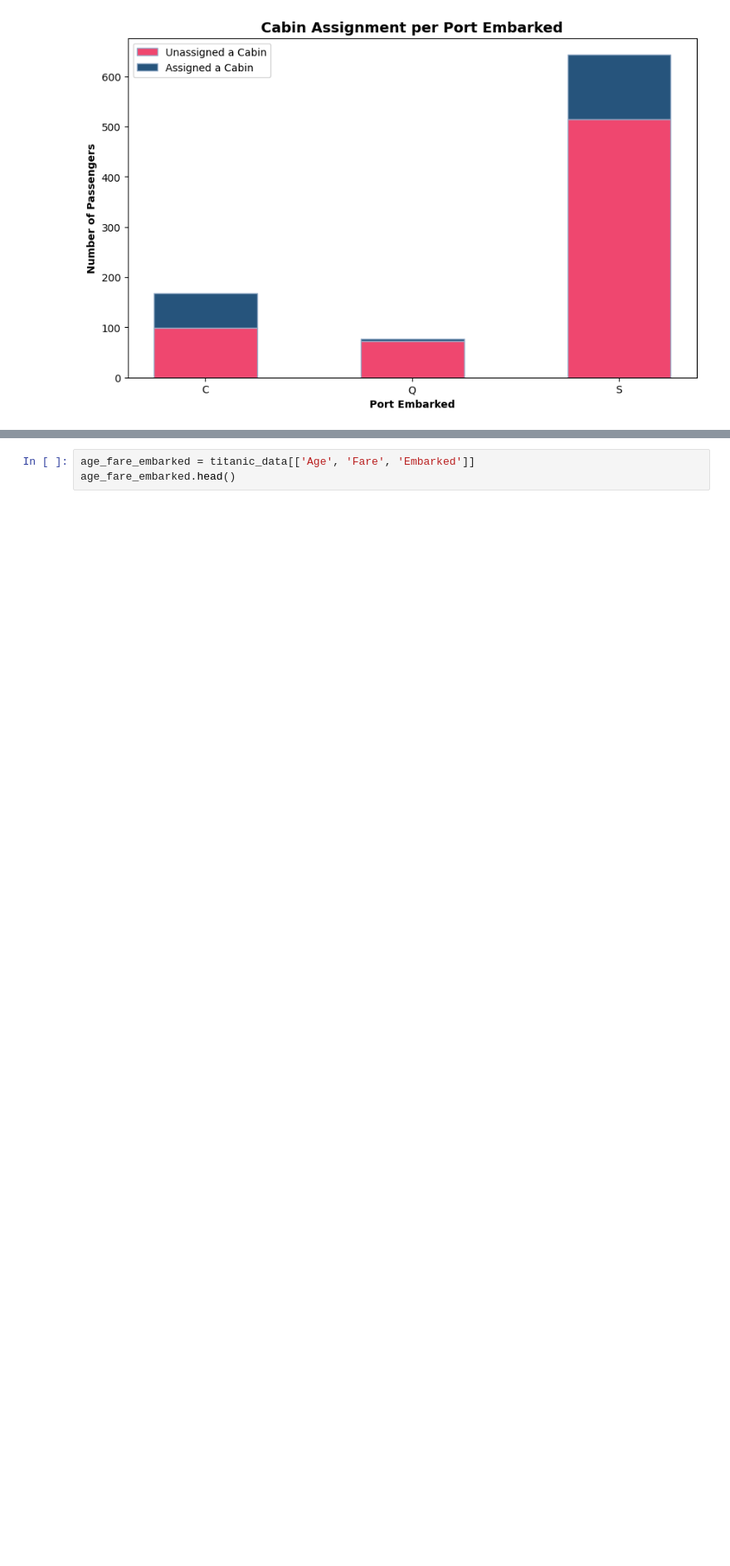
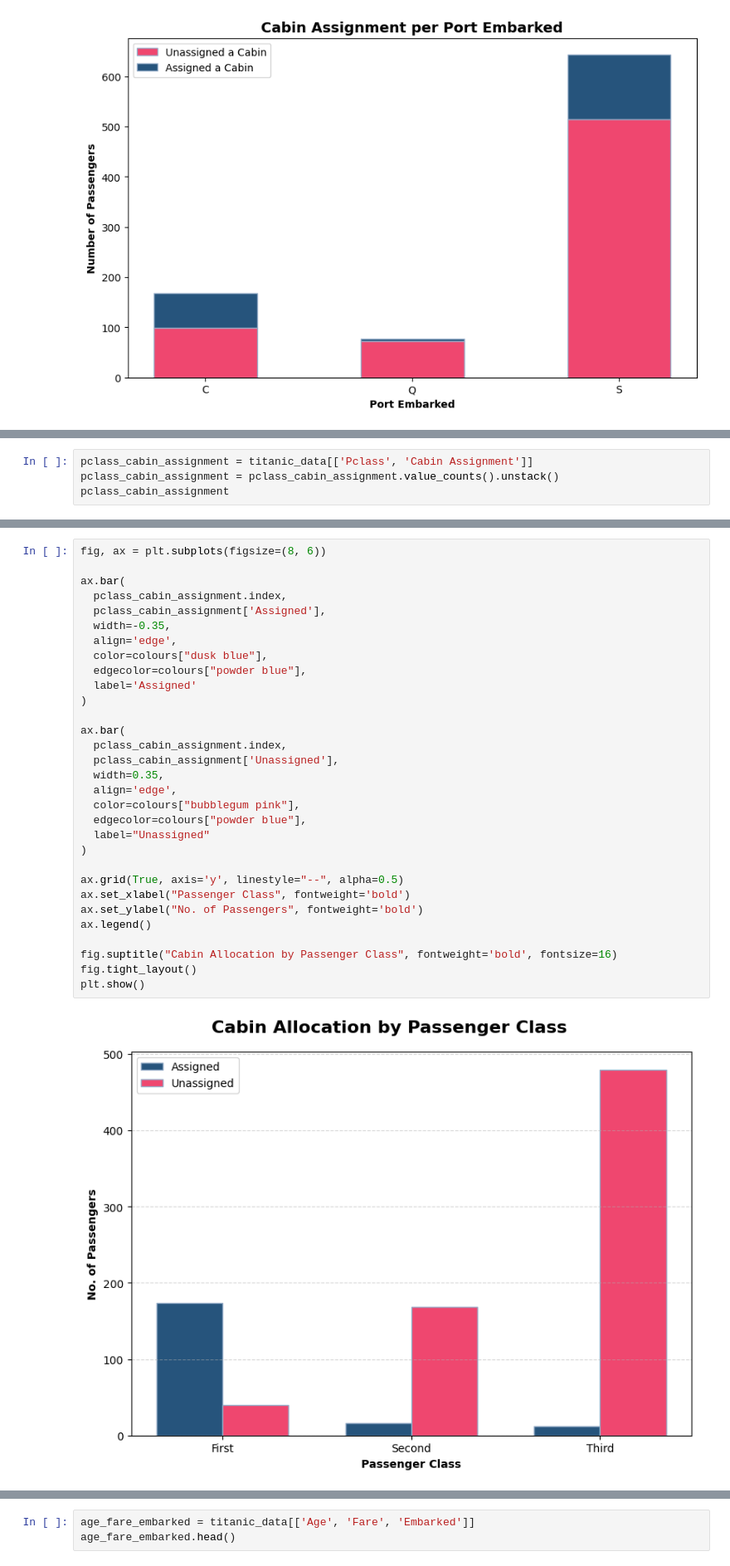
Before and after one commit to grace-sampao/Cyber-Shujaa---Exploratory-Data-Analysis, a Jupyter notebook: notebooks/exploratory_data_analysis.ipynb, the cells around one changed output, grey strips where cells are left out. Shown at 83% size. Drawn from its saved outputs; the diff is of its cells as text; blank space fills up the shorter version.

```diff
--- a/notebooks/exploratory_data_analysis.ipynb
+++ b/notebooks/exploratory_data_analysis.ipynb
@@ -1004,0 +1014,4 @@ plt.show()
+# %%
+pclass_cabin_assignment = titanic_data[['Pclass', 'Cabin Assignment']]
+pclass_cabin_assignment = pclass_cabin_assignment.value_counts().unstack()
+pclass_cabin_assignment
@@ -1004,0 +1024,33 @@ plt.show()
+# %%
+fig, ax = plt.subplots(figsize=(8, 6))
+
+ax.bar(
+  pclass_cabin_assignment.index,
+  pclass_cabin_assignment['Assigned'],
+  width=-0.35,
+  align='edge',
+  color=colours["dusk blue"],
+  edgecolor=colours["powder blue"],
+  label='Assigned'
+)
+
+ax.bar(
+  pclass_cabin_assignment.index,
+  pclass_cabin_assignment['Unassigned'],
+  width=0.35,
+  align='edge',
+  color=colours["bubblegum pink"],
+  edgecolor=colours["powder blue"],
+  label="Unassigned"
+)
+
+ax.grid(True, axis='y', linestyle="--", alpha=0.5)
+ax.set_xlabel("Passenger Class", fontweight='bold')
+ax.set_ylabel("No. of Passengers", fontweight='bold')
+ax.legend()
+
+fig.suptitle("Cabin Allocation by Passenger Class", fontweight='bold', fontsize=16)
+fig.tight_layout()
+plt.show()
+# %% [output]
+[figure, added]
```
Also changed, not shown: parts of 7 cells of this notebook.
